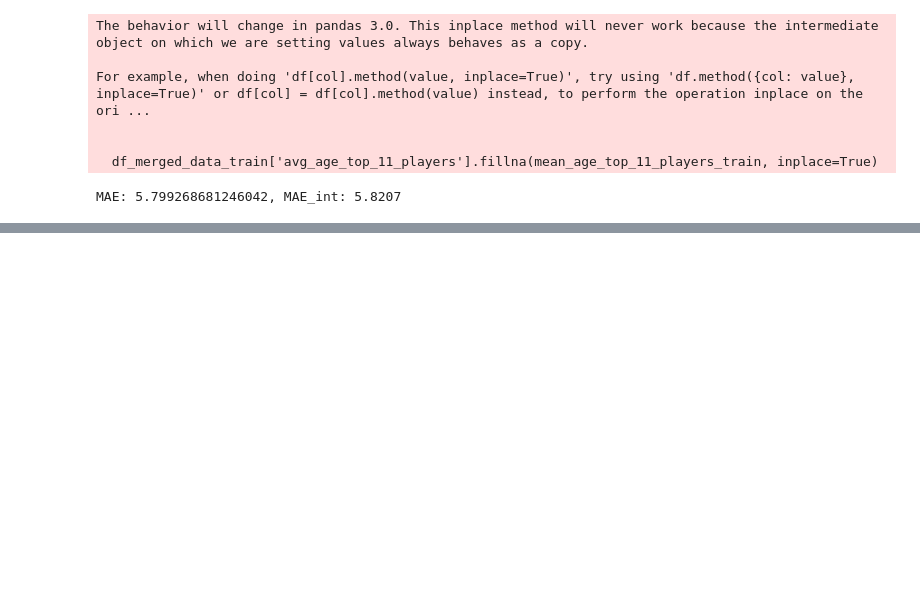
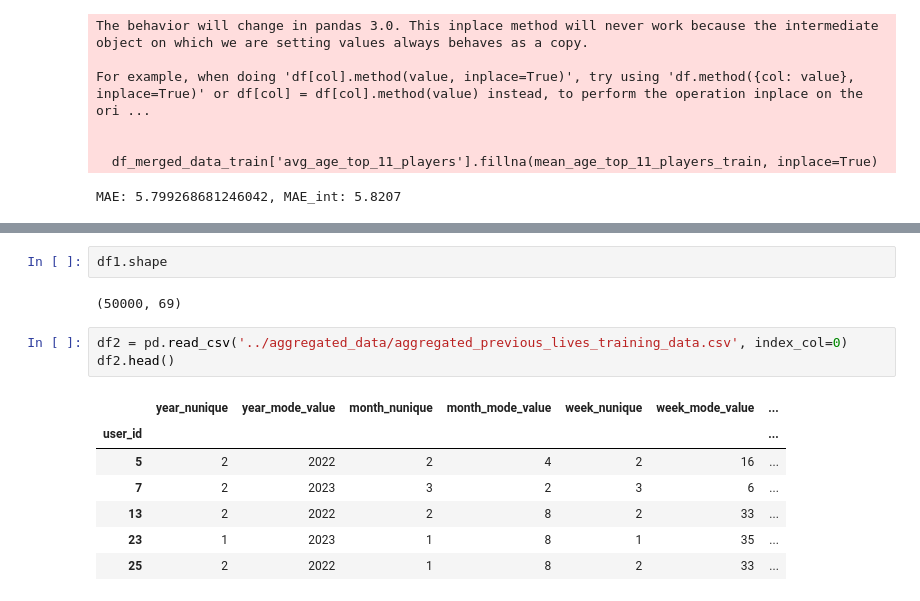
Before and after one commit to aleksstan96/DS_Challenge, a Jupyter notebook: notebooks/eda.ipynb, the cells around one changed output, grey strips where cells are left out. Drawn from its saved outputs; the diff is of its cells as text; blank space fills up the shorter version.

```diff
--- a/notebooks/eda.ipynb
+++ b/notebooks/eda.ipynb
@@ -1372,0 +1010,15 @@ plt.show()
+# %%
+df1.shape
+# %% [output]
+(50000, 69)
+# %%
+df2 = pd.read_csv('../aggregated_data/aggregated_previous_lives_training_data.csv', index_col=0)
+df2.head()
+# %% [output]
+|  | year_nunique | year_mode_value | month_nunique | month_mode_value | week_nunique | week_mode_value | ... |
+| user_id |  |  |  |  |  |  | ... |
+| 5 | 2 | 2022 | 2 | 4 | 2 | 16 | ... |
+| 7 | 2 | 2023 | 3 | 2 | 3 | 6 | ... |
+| 13 | 2 | 2022 | 2 | 8 | 2 | 33 | ... |
+| 23 | 1 | 2023 | 1 | 8 | 1 | 35 | ... |
+| 25 | 2 | 2022 | 1 | 8 | 2 | 33 | ... |
```
Also changed, not shown: parts of 34 cells of this notebook, 7 other files.
